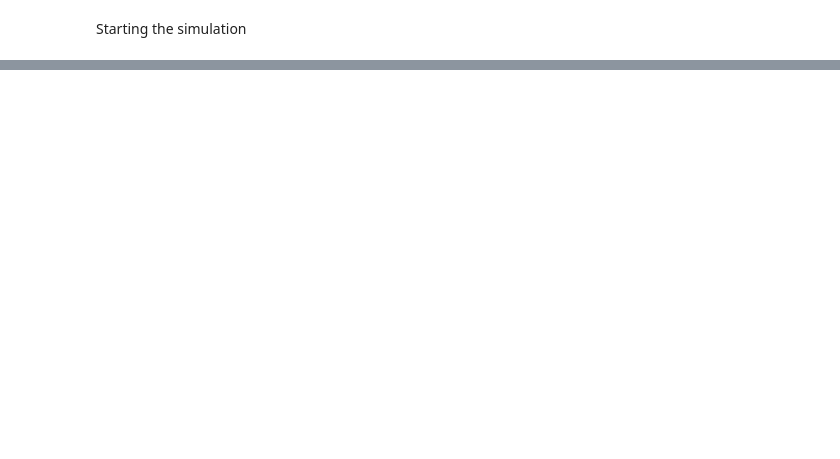
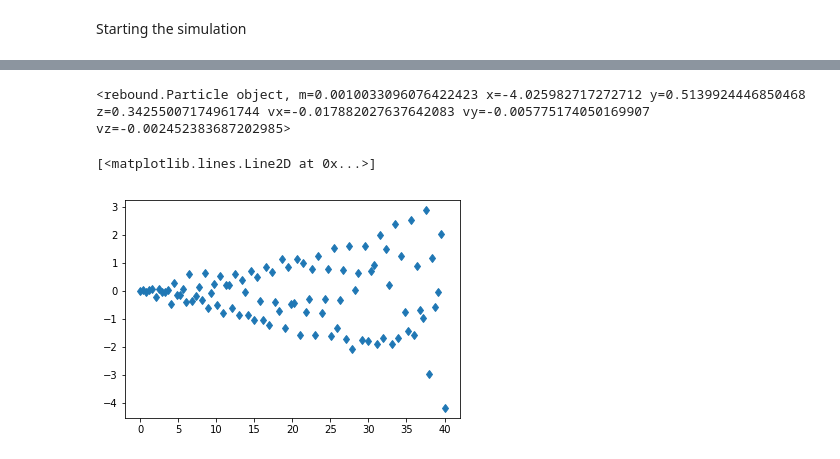
Before and after one commit to Alexandros101/Irregular-Satellites, a Jupyter notebook: SimulatingAnenke.ipynb, the cells around one changed output, grey strips where cells are left out. Saved outputs shown, nothing was run; the diff lists cells and outputs as text; code cells hidden in the pictures; blank space fills up the shorter version.

```diff
--- a/SimulatingAnenke.ipynb
+++ b/SimulatingAnenke.ipynb
@@ -225,0 +345,25 @@ plt.plot(times/365.24,(yerr*1e6)/4,"d")
+# %%
+Furnisher('310+341+435')
+mj = 0.0009547919101638659*0.9997929968806782
+me = 3.0034896147890027e-06
+mmoon = 3.6943033229720506e-08
+mv = 2.4478382877865672e-06
+mars = 3.2271560375546917e-07
+mm = 1.6601141530544803e-07
+ms = 0.00028588567270480304
+mur = 4.3662496626890934e-05
+mnept = 5.1513837726215274e-05
+mio = 4.490855574220279e-08
+meur = 2.4132928417702382e-08
+mga = 7.450560006788226e-08
+mcal = 5.409669859576579e-08
+man = 0
+mpl = 7.350487833457728e-09
+xerr,yerr,times,distance = ErrorSource(['1','2','Earth','Moon','4','6','7','8','9','Jupiter','Io','Europa','Ganymede','Callisto','Ananke'],[mm,mv,me,mmoon,mars,ms,mur,mnept,mpl,mj,mio,meur,mga,mcal,0],[11,12,13,14,15],'Ananke','Earth')
+# %% [output]
+<rebound.Particle object, m=0.0010033096076422423 x=-4.025982717272712 y=0.5139924446850468 z=0.34255007174961744 vx=-0.017882027637642083 vy=-0.005775174050169907 vz=-0.002452383687202985>
+# %%
+plt.plot(times/365.24,(xerr*1e6)/distance,"d")
+# %% [output]
+[<matplotlib.lines.Line2D at 0x...>]
+[figure, added]
```
Also changed, not shown: parts of 31 cells of this notebook.
